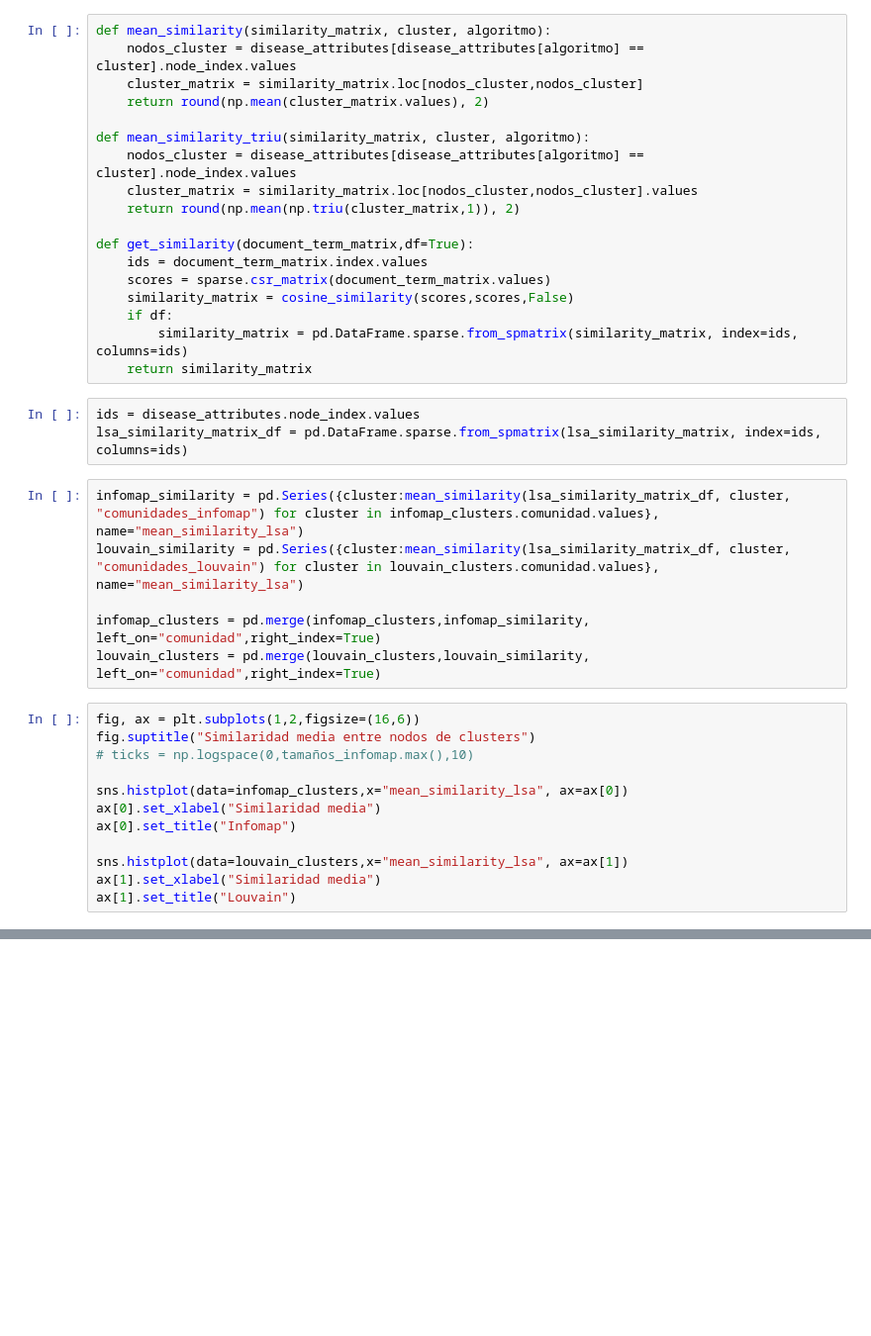
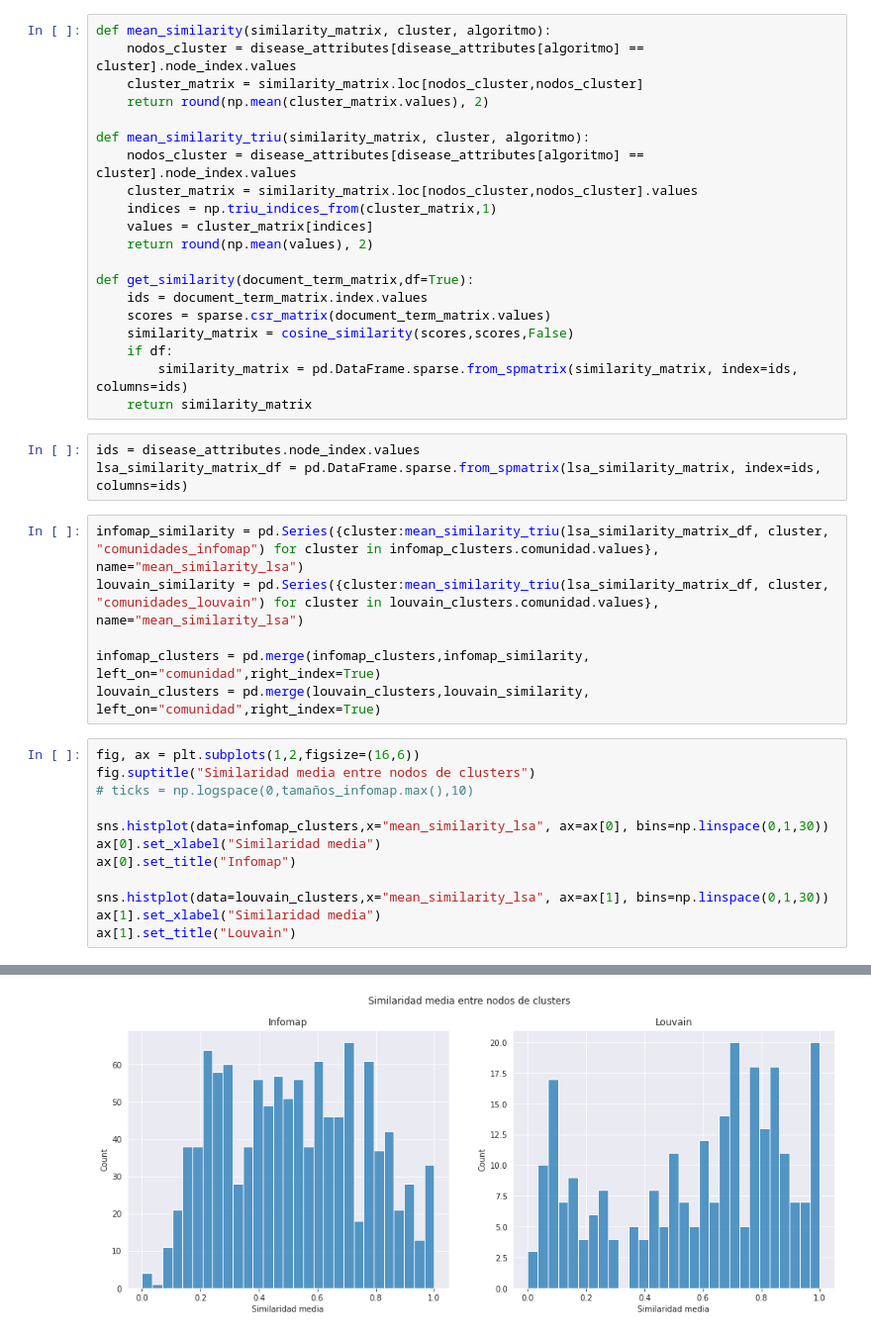
Before and after one commit to ingridheuer/gcnn_gdas, a Jupyter notebook: exploration/notebooks/network_analysis/lsa.ipynb, the cells around one changed output, grey strips where cells are left out. Shown at 99% size. Saved outputs shown, nothing was run; the diff lists cells and outputs as text; blank space fills up the shorter version.

```diff
--- a/exploration/notebooks/network_analysis/lsa.ipynb
+++ b/exploration/notebooks/network_analysis/lsa.ipynb
@@ -341,7 +379,9 @@ def mean_similarity(similarity_matrix, cluster, algoritmo):
 def mean_similarity_triu(similarity_matrix, cluster, algoritmo):
     nodos_cluster = disease_attributes[disease_attributes[algoritmo] == cluster].node_index.values
     cluster_matrix = similarity_matrix.loc[nodos_cluster,nodos_cluster].values
-    return round(np.mean(np.triu(cluster_matrix,1)), 2)
+    indices = np.triu_indices_from(cluster_matrix,1)
+    values = cluster_matrix[indices]
+    return round(np.mean(values), 2)
 
 def get_similarity(document_term_matrix,df=True):
     ids = document_term_matrix.index.values
@@ -354,8 +394,8 @@ def get_similarity(document_term_matrix,df=True):
 ids = disease_attributes.node_index.values
 lsa_similarity_matrix_df = pd.DataFrame.sparse.from_spmatrix(lsa_similarity_matrix, index=ids, columns=ids)
 # %%
-infomap_similarity = pd.Series({cluster:mean_similarity(lsa_similarity_matrix_df, cluster, "comunidades_infomap") for cluster in infomap_clusters.comunidad.values}, name="mean_similarity_lsa")
-louvain_similarity = pd.Series({cluster:mean_similarity(lsa_similarity_matrix_df, cluster, "comunidades_louvain") for cluster in louvain_clusters.comunidad.values}, name="mean_similarity_lsa")
+infomap_similarity = pd.Series({cluster:mean_similarity_triu(lsa_similarity_matrix_df, cluster, "comunidades_infomap") for cluster in infomap_clusters.comunidad.values}, name="mean_similarity_lsa")
+louvain_similarity = pd.Series({cluster:mean_similarity_triu(lsa_similarity_matrix_df, cluster, "comunidades_louvain") for cluster in louvain_clusters.comunidad.values}, name="mean_similarity_lsa")
 
 infomap_clusters = pd.merge(infomap_clusters,infomap_similarity, left_on="comunidad",right_index=True)
 louvain_clusters = pd.merge(louvain_clusters,louvain_similarity, left_on="comunidad",right_index=True)
@@ -364,10 +404,11 @@ fig, ax = plt.subplots(1,2,figsize=(16,6))
 fig.suptitle("Similaridad media entre nodos de clusters")
 # ticks = np.logspace(0,tamaños_infomap.max(),10)
 
-sns.histplot(data=infomap_clusters,x="mean_similarity_lsa", ax=ax[0])
+sns.histplot(data=infomap_clusters,x="mean_similarity_lsa", ax=ax[0], bins=np.linspace(0,1,30))
 ax[0].set_xlabel("Similaridad media")
 ax[0].set_title("Infomap")
 
-sns.histplot(data=louvain_clusters,x="mean_similarity_lsa", ax=ax[1])
+sns.histplot(data=louvain_clusters,x="mean_similarity_lsa", ax=ax[1], bins=np.linspace(0,1,30))
 ax[1].set_xlabel("Similaridad media")
 ax[1].set_title("Louvain")
+# %% [output]
@@ -373,0 +416 @@ ax[1].set_title("Louvain")
+[figure, added]
```
Also changed, not shown: parts of 17 cells of this notebook, 1 other file.
